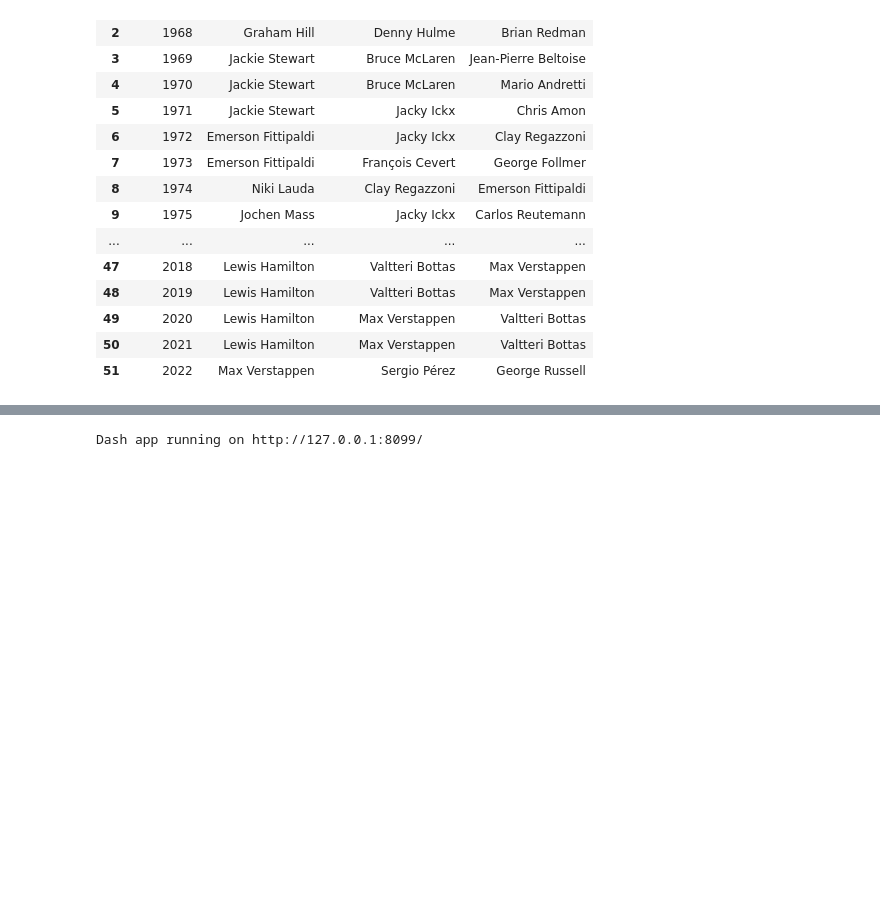
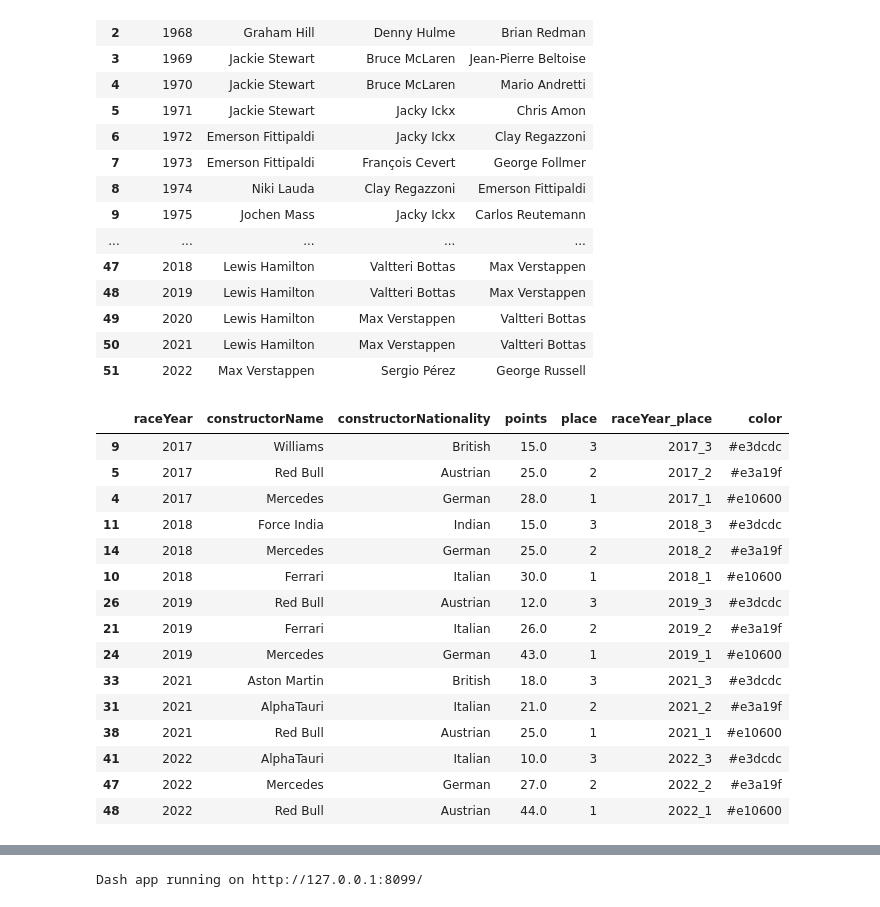
Before and after one commit to MiguelG26/Public_Projects, a Jupyter notebook: db-Formula1 app/app1_J.ipynb, the cells around one changed output, grey strips where cells are left out. Saved outputs shown, nothing was run; the diff lists cells and outputs as text; code cells hidden in the pictures; blank space fills up the shorter version.

```diff
--- a/db-Formula1 app/app1_J.ipynb
+++ b/db-Formula1 app/app1_J.ipynb
@@ -242,6 +248,7 @@ podiums
 ###########################
 ####### For driver Tabs
 ###########################
+
 df0= df.groupby(['raceYear','driverName','driverNationality','driverDob','driverId','constructorName','constructorNationality'])['points'].sum().reset_index().sort_values(
                                     ['raceYear','points'], ascending=[False,False]).groupby('raceYear').head(3)
 df0['count'] = df0['points'].ne(df0['raceYear'].shift(1)).cumsum()
@@ -253,7 +260,7 @@ df0['raceYear_place']=df0['raceYear'].astype(str)+"_"+df0['place'].astype(str)
 
 mymap={1:'#e10600',2:'#e3a19f',3:'#e3dcdc'}
 df0['color']=df0['place'].map(mymap)
-df0=df0.sort_values(by = 'raceYear', ascending=True)
+df0=df0.sort_values(['raceYear','points'], ascending=[True,False])
 
 ####### For Charts Place per Season
 #to get the data frame with Driver's place per season
@@ -295,7 +302,7 @@ df0c['raceYear_place']=df0c['raceYear'].astype(str)+"_"+df0c['place'].astype(str
 
 mymap={1:'#e10600',2:'#e3a19f',3:'#e3dcdc'}
 df0c['color']=df0c['place'].map(mymap)
-df0c=df0c.sort_values(by = 'raceYear', ascending=True)
+df0c=df0c.sort_values(['raceYear','points'], ascending=[True,True])
 
 ####### For Charts Place per Season
 #to get the data frame with Constructor's place per season
@@ -362,0 +428,21 @@ def startingtime(q1,q2,q3):
+# %%
+dfx=dfdf0c("Azerbaijan Grand Prix")
+#dfx=dfdf0("Argentine Grand Prix")
+dfx
+# %% [output]
+|  | raceYear | constructorName | constructorNationality | points | place | raceYear_place | color |
+| 9 | 2017 | Williams | British | 15.0 | 3 | 2017_3 | #e3dcdc |
+| 5 | 2017 | Red Bull | Austrian | 25.0 | 2 | 2017_2 | #e3a19f |
+| 4 | 2017 | Mercedes | German | 28.0 | 1 | 2017_1 | #e10600 |
+| 11 | 2018 | Force India | Indian | 15.0 | 3 | 2018_3 | #e3dcdc |
+| 14 | 2018 | Mercedes | German | 25.0 | 2 | 2018_2 | #e3a19f |
+| 10 | 2018 | Ferrari | Italian | 30.0 | 1 | 2018_1 | #e10600 |
+| 26 | 2019 | Red Bull | Austrian | 12.0 | 3 | 2019_3 | #e3dcdc |
+| 21 | 2019 | Ferrari | Italian | 26.0 | 2 | 2019_2 | #e3a19f |
+| 24 | 2019 | Mercedes | German | 43.0 | 1 | 2019_1 | #e10600 |
+| 33 | 2021 | Aston Martin | British | 18.0 | 3 | 2021_3 | #e3dcdc |
+| 31 | 2021 | AlphaTauri | Italian | 21.0 | 2 | 2021_2 | #e3a19f |
+| 38 | 2021 | Red Bull | Austrian | 25.0 | 1 | 2021_1 | #e10600 |
+| 41 | 2022 | AlphaTauri | Italian | 10.0 | 3 | 2022_3 | #e3dcdc |
+| 47 | 2022 | Mercedes | German | 27.0 | 2 | 2022_2 | #e3a19f |
+| 48 | 2022 | Red Bull | Austrian | 44.0 | 1 | 2022_1 | #e10600 |
```
Also changed, not shown: parts of 7 cells of this notebook, 11 other files.
